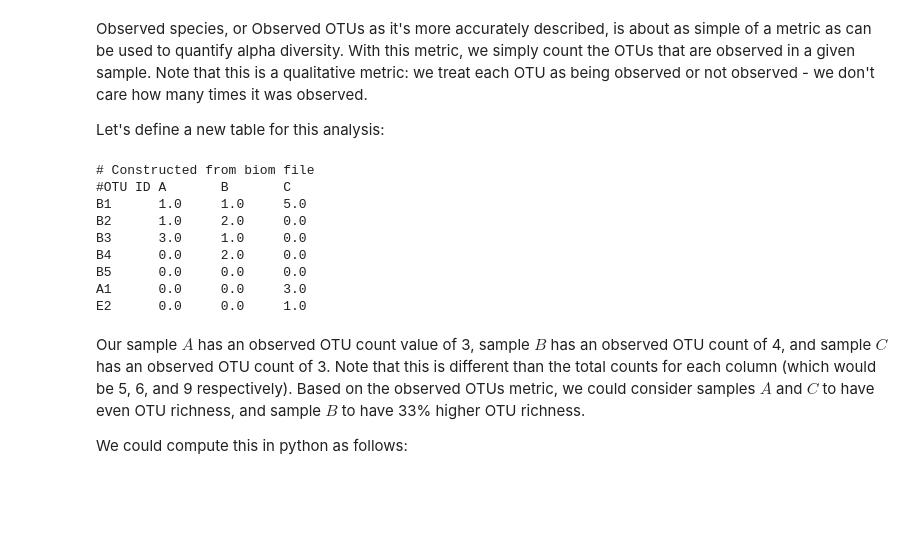
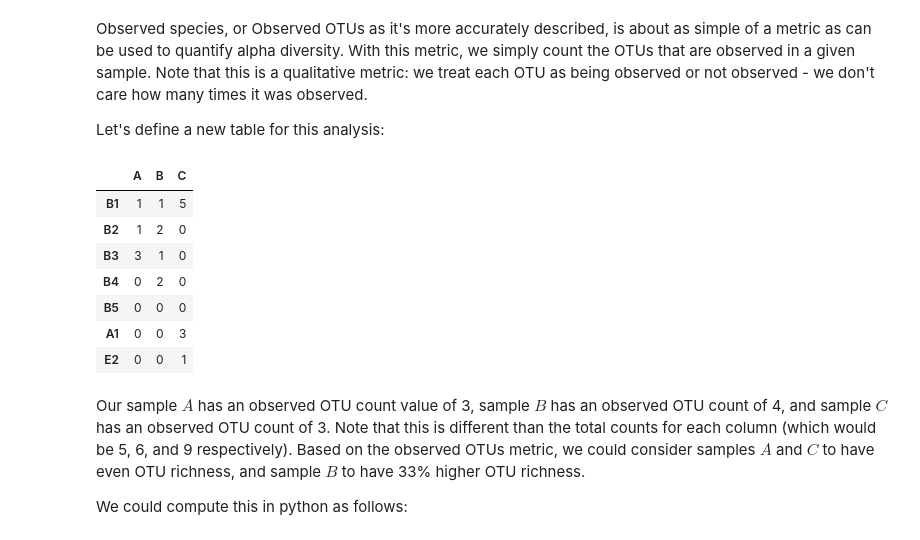
Before and after one commit to applied-bioinformatics/An-Introduction-To-Applied-Bioinformatics, a Jupyter notebook: applications/biological-diversity.ipynb, the cells around one changed output. Cells and saved outputs as stored; diff of their text form; code cells hidden in the pictures; blank space fills up the shorter version.

Commit message:
MAINT: removed biom dependency as IAB relied on an old version of biom, and I'm going to wait for the skbio port to update for real

```diff
--- a/applications/biological-diversity.ipynb
+++ b/applications/biological-diversity.ipynb
@@ -96,32 +93,25 @@ Let's define a new table for this analysis:
 # %%
 sample_ids = ['A', 'B', 'C']
 observation_ids = ['B1','B2','B3','B4','B5','A1','E2']
 data = array([[1, 1, 5],
               [1, 2, 0],
               [3, 1, 0],
               [0, 2, 0],
               [0, 0, 0],
               [0, 0, 3],
               [0, 0, 1]])
 
-table2 = table_factory(data,
-                  sample_ids,
-                  observation_ids,
-                  sample_md = [],
-                  observation_md = [],
-                  constructor=SparseOTUTable)
-
-print table2
+table2 = pd.DataFrame(data, index=observation_ids, columns=sample_ids)
+table2
 # %% [output]
-# Constructed from biom file
-#OTU ID A       B       C
-B1      1.0     1.0     5.0
-B2      1.0     2.0     0.0
-B3      3.0     1.0     0.0
-B4      0.0     2.0     0.0
-B5      0.0     0.0     0.0
-A1      0.0     0.0     3.0
-E2      0.0     0.0     1.0
+|  | A | B | C |
+| B1 | 1 | 1 | 5 |
+| B2 | 1 | 2 | 0 |
+| B3 | 3 | 1 | 0 |
+| B4 | 0 | 2 | 0 |
+| B5 | 0 | 0 | 0 |
+| A1 | 0 | 0 | 3 |
+| E2 | 0 | 0 | 1 |
 # %% [markdown]
 Our sample $A$ has an observed OTU count value of 3, sample $B$ has an observed OTU count of 4, and sample $C$ has an observed OTU count of 3. Note that this is different than the total counts for each column (which would be 5, 6, and 9 respectively). Based on the observed OTUs metric, we could consider samples $A$ and $C$ to have even OTU richness, and sample $B$ to have 33% higher OTU richness.
 
```
Also changed, not shown: parts of 19 cells of this notebook, 1 other file.
